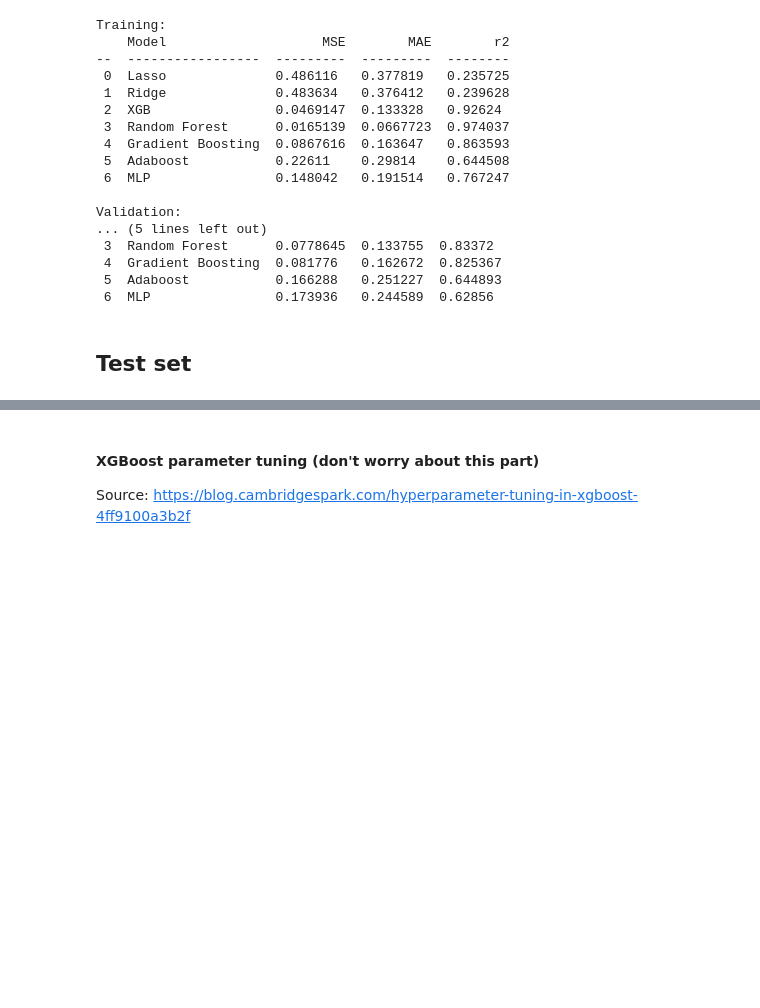
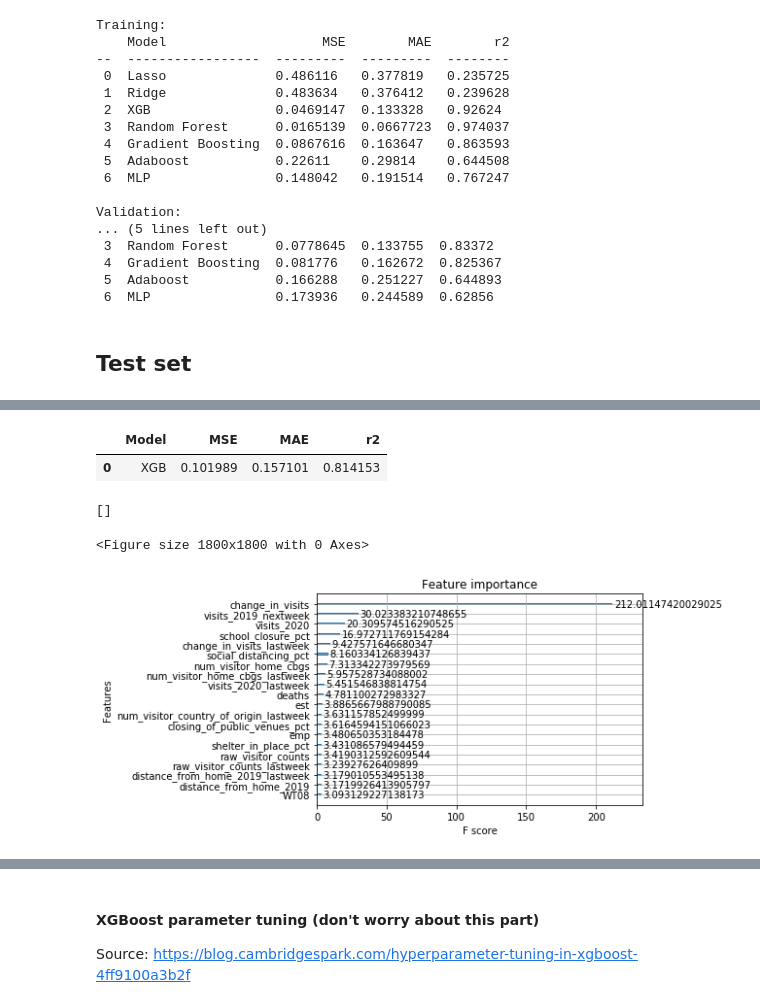
Before and after one commit to akrhea/covid-foot-traffic, a Jupyter notebook: modeling.ipynb, the cells around one changed output, grey strips where cells are left out. Saved outputs shown, nothing was run; the diff lists cells and outputs as text; code cells hidden in the pictures; blank space fills up the shorter version.

```diff
--- a/modeling.ipynb
+++ b/modeling.ipynb
@@ -477,0 +486,4 @@ pickle.dump(mlp, open(filename, 'wb'))
+# %%
+# Combine train and val
+X_train_val = pd.concat([X_train,X_val])
+y_train_val = pd.concat([y_train,y_val])
@@ -477,0 +495,3 @@ pickle.dump(mlp, open(filename, 'wb'))
+# %%
+# Train the XGB model
+XGB_reg.fit(X_train_val,y_train_val)
@@ -477,0 +507,15 @@ pickle.dump(mlp, open(filename, 'wb'))
+# %%
+evaluate([(XGB_reg,"XGB")],X_test,y_test)
+# %% [output]
+|  | Model | MSE | MAE | r2 |
+| 0 | XGB | 0.101989 | 0.157101 | 0.814153 |
+# %%
+# Feature Importance plot from XGBoost
+from xgboost import plot_importance
+plt.figure(figsize=[25,25])
+ax = plot_importance(XGB_reg,importance_type='gain',max_num_features=20)
+ax.plot()
+# %% [output]
+[]
+<Figure size 1800x1800 with 0 Axes>
+[figure, added]
```
Also changed, not shown: parts of 12 cells of this notebook, 1 other file.
